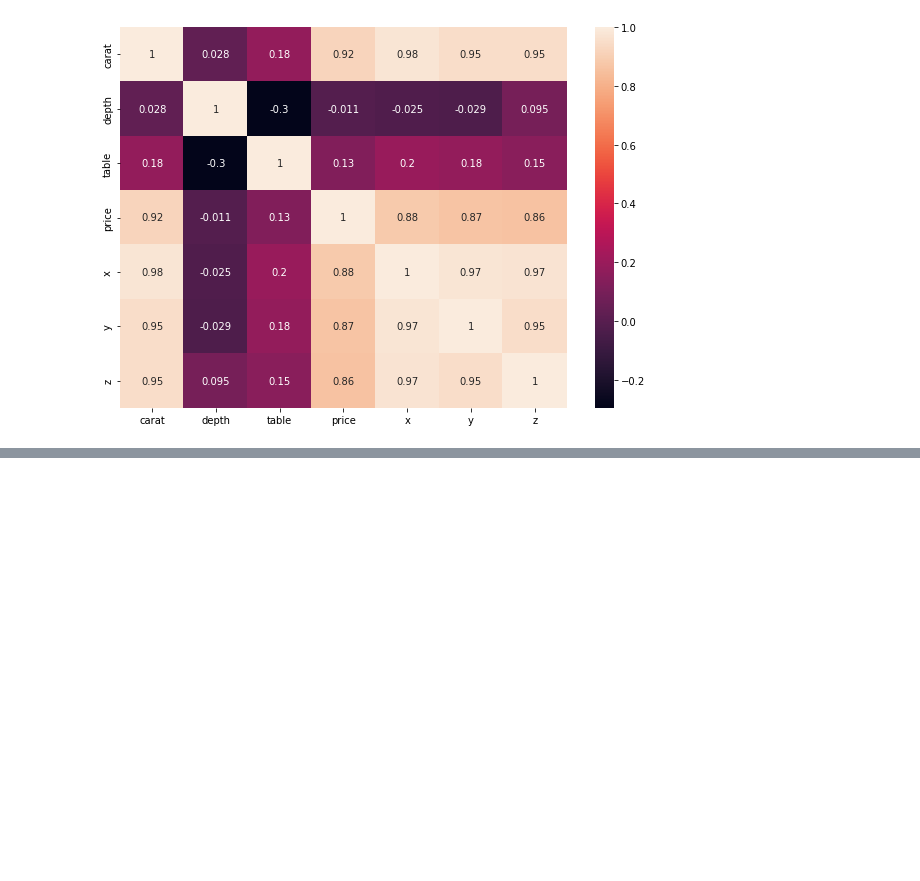
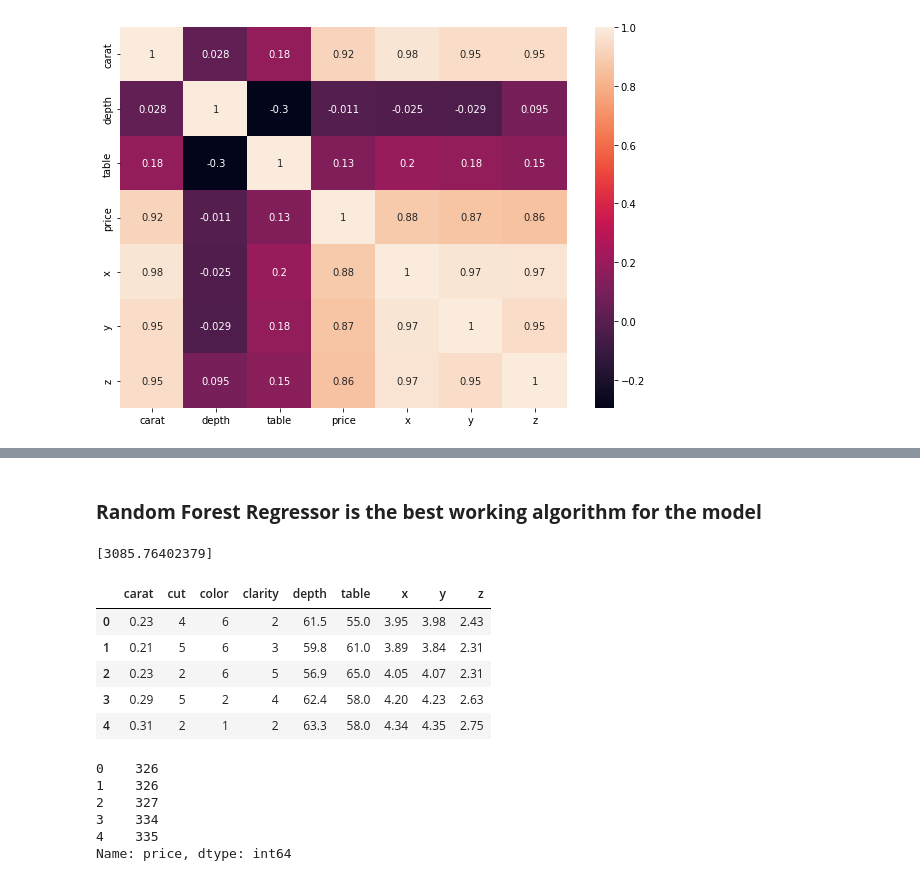
Before and after one commit to rsonar821/Diamond-Streamlit-Heroku-Deployment, a Jupyter notebook: Diamond_Price_Prediction.ipynb, the cells around one changed output, grey strips where cells are left out. Cells and saved outputs as stored; diff of their text form; code cells hidden in the pictures; blank space fills up the shorter version.

```diff
--- a/Diamond_Price_Prediction.ipynb
+++ b/Diamond_Price_Prediction.ipynb
@@ -156,5 +186,14 @@ sns.heatmap(df.corr(), annot=True)
 # %%
 X = df.drop('price', axis=1)
 Y = df['price']
+# %%
+cut_encoder = {'Fair':1, 'Good':2, 'Very Good':3, 'Ideal':4, 'Premium':5}
+X['cut'] = X['cut'].apply(lambda x : cut_encoder[x])
+# %%
+color_encoder = {'J':1, 'I':2, 'H':3, 'G':4, 'F':5, 'E':6, 'D':7}
+X['color'] = X['color'].apply(lambda x : color_encoder[x])
+# %%
+clarity_encoder = {'I1':1, 'SI2':2, 'SI1':3, 'VS2':4, 'VS1':5, 'VVS2':6, 'VVS1':7, 'IF':8}
+X['clarity'] = X['clarity'].apply(lambda x : clarity_encoder[x])
 # %%
 X_train, X_test, Y_train, Y_test = train_test_split(X, Y, test_size= 0.2)
@@ -160,0 +291,2 @@ X_train, X_test, Y_train, Y_test = train_test_split(X, Y, test_size= 0.2)
+# %% [markdown]
+### **Random Forest Regressor is the best working algorithm for the model**
@@ -160,0 +314,26 @@ X_train, X_test, Y_train, Y_test = train_test_split(X, Y, test_size= 0.2)
+# %%
+data = np.array([0.23, 4, 6, 2, 61.5, 55.0, 3.95, 3.98, 2.43])
+data = data.reshape(1, -1)
+data = scale.fit_transform(data)
+my_prediction = algorithm.predict(data)
+print(my_prediction)
+# %% [output]
+[3085.76402379]
+# %%
+X.head()
+# %% [output]
+|  | carat | cut | color | clarity | depth | table | x | y | z |
+| 0 | 0.23 | 4 | 6 | 2 | 61.5 | 55.0 | 3.95 | 3.98 | 2.43 |
+| 1 | 0.21 | 5 | 6 | 3 | 59.8 | 61.0 | 3.89 | 3.84 | 2.31 |
+| 2 | 0.23 | 2 | 6 | 5 | 56.9 | 65.0 | 4.05 | 4.07 | 2.31 |
+| 3 | 0.29 | 5 | 2 | 4 | 62.4 | 58.0 | 4.20 | 4.23 | 2.63 |
+| 4 | 0.31 | 2 | 1 | 2 | 63.3 | 58.0 | 4.34 | 4.35 | 2.75 |
+# %%
+Y.head()
+# %% [output]
+0    326
+1    326
+2    327
+3    334
+4    335
+Name: price, dtype: int64
```
Also changed, not shown: parts of 32 cells of this notebook.
